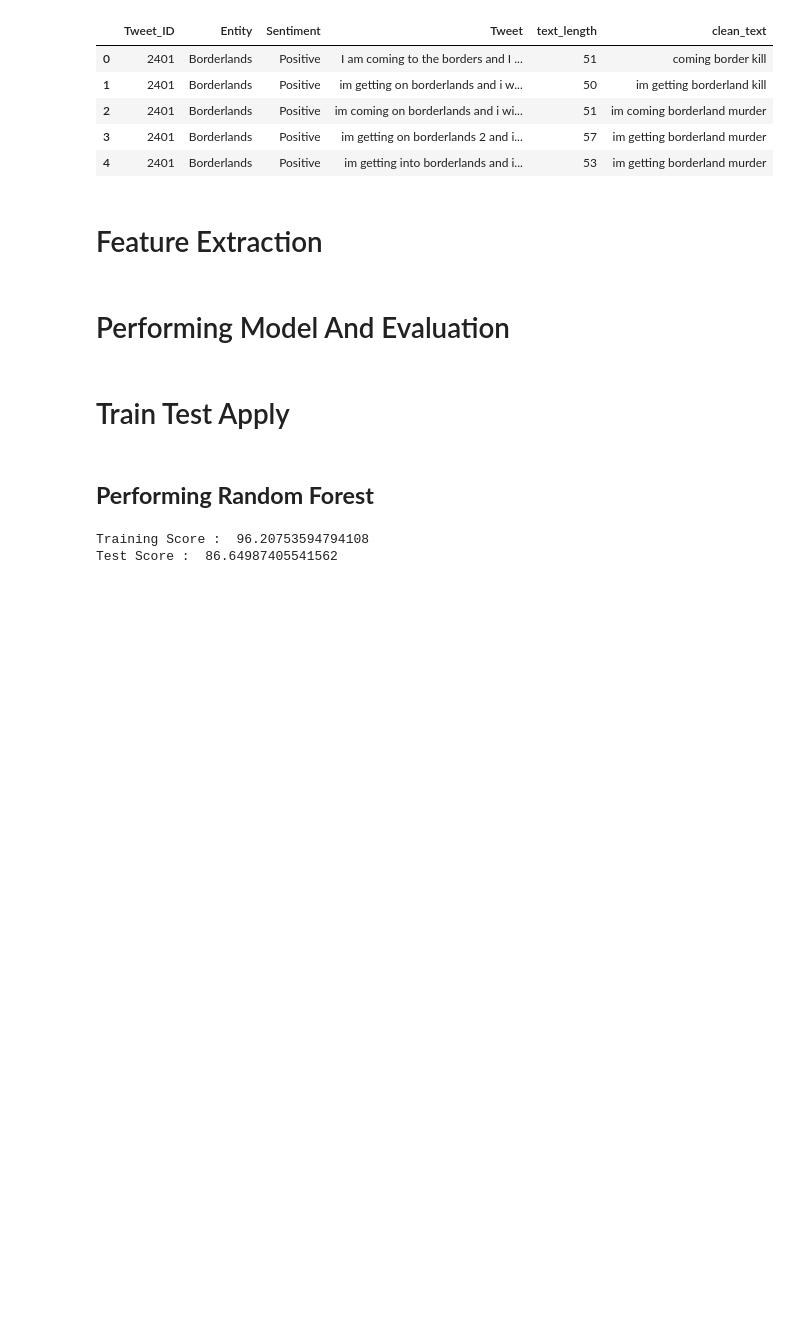
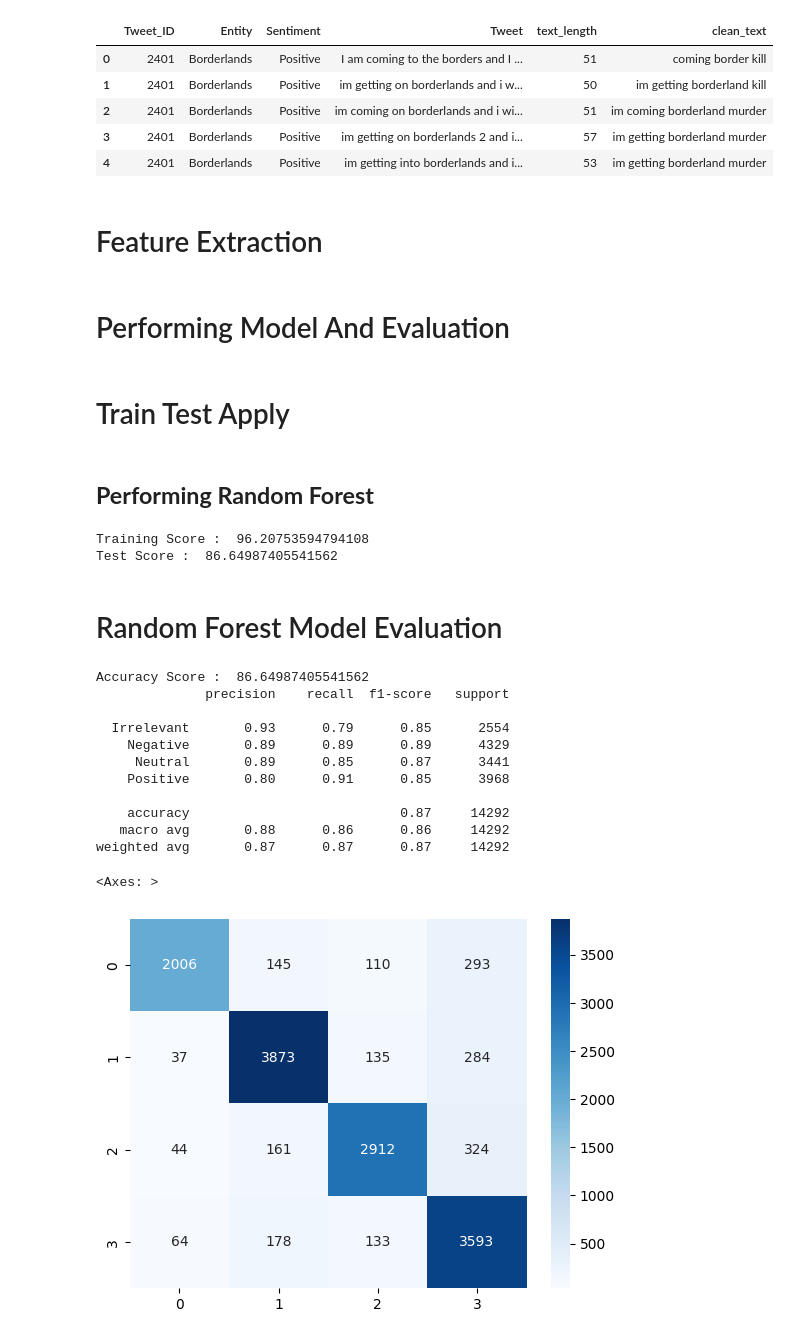
Before and after one commit to samifahim07/Twitter-Sentiment-Analysis-using-Machine-Learning, a Jupyter notebook: Twitter-sentiment.ipynb, the cells around one changed output. Cells and saved outputs as stored; diff of their text form; code cells hidden in the pictures; blank space fills up the shorter version.

Commit message:
findinf the accuracy score , classification report , and confusion matrix using heatmap to evaluation the random forest  model

```diff
--- a/Twitter-sentiment.ipynb
+++ b/Twitter-sentiment.ipynb
@@ -252,3 +252,33 @@ predict_rf = rf.predict(xtest)
 # %% [output]
 Training Score :  96.20753594794108
 Test Score :  86.64987405541562
+# %% [markdown]
+# Random Forest Model Evaluation
+# %%
+# Accuracy Score
+acc_score = accuracy_score(ytest,predict_rf)
+print("Accuracy Score : ",acc_score*100)
+
+#Confusion Matrix
+class_rep_rf = classification_report(ytest,predict_rf)
+print(class_rep_rf)
+
+# Confuison Matrix
+
+cm = confusion_matrix(ytest,predict_rf)
+
+sns.heatmap(cm  , annot=True , fmt='d', cmap="Blues")
+# %% [output]
+Accuracy Score :  86.64987405541562
+              precision    recall  f1-score   support
+
+  Irrelevant       0.93      0.79      0.85      2554
+    Negative       0.89      0.89      0.89      4329
+     Neutral       0.89      0.85      0.87      3441
+    Positive       0.80      0.91      0.85      3968
+
+    accuracy                           0.87     14292
+   macro avg       0.88      0.86      0.86     14292
+weighted avg       0.87      0.87      0.87     14292
+<Axes: >
+[figure, added]
```
